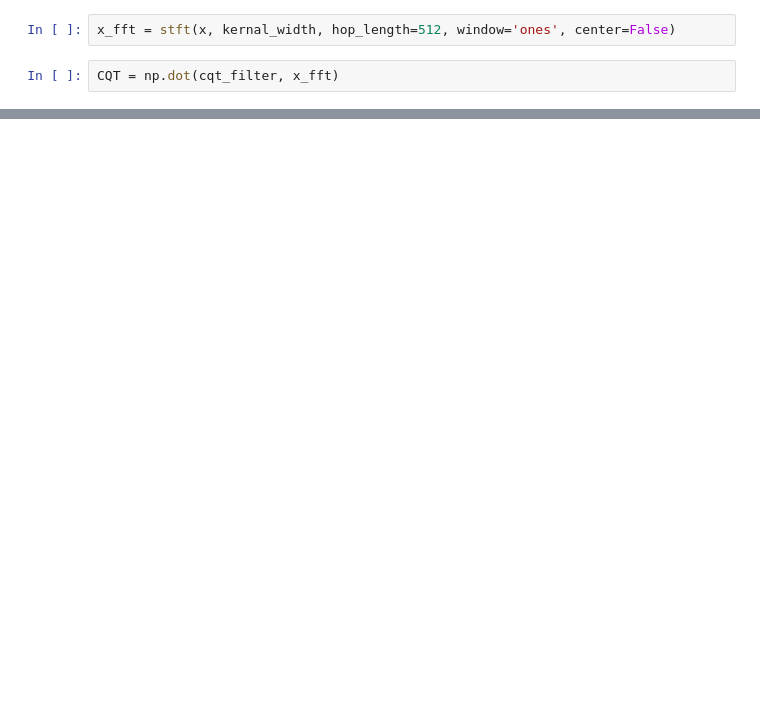
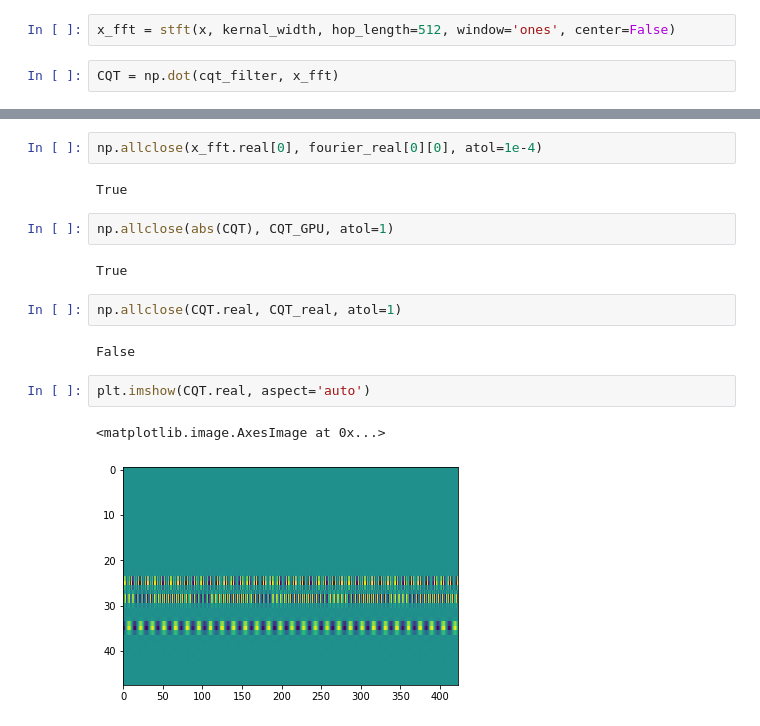
Before and after one commit to KinWaiCheuk/nnAudio, a Jupyter notebook: CQT GPU.ipynb, the cells around one changed output, grey strips where cells are left out. Cells and saved outputs as stored; diff of their text form; blank space fills up the shorter version.

```diff
--- a/CQT GPU.ipynb
+++ b/CQT GPU.ipynb
@@ -136,0 +144,17 @@ tensor([[[6.9934e-04, 6.2586e-04, 4.5983e-04,  ..., 2.4580e-03,
+# %%
+np.allclose(x_fft.real[0], fourier_real[0][0], atol=1e-4)
+# %% [output]
+True
+# %%
+np.allclose(abs(CQT), CQT_GPU, atol=1)
+# %% [output]
+True
+# %%
+np.allclose(CQT.real, CQT_real, atol=1)
+# %% [output]
+False
+# %%
+plt.imshow(CQT.real, aspect='auto')
+# %% [output]
+<matplotlib.image.AxesImage at 0x...>
+[figure, added]
```
Also changed, not shown: parts of 30 cells of this notebook, 1 other file.
